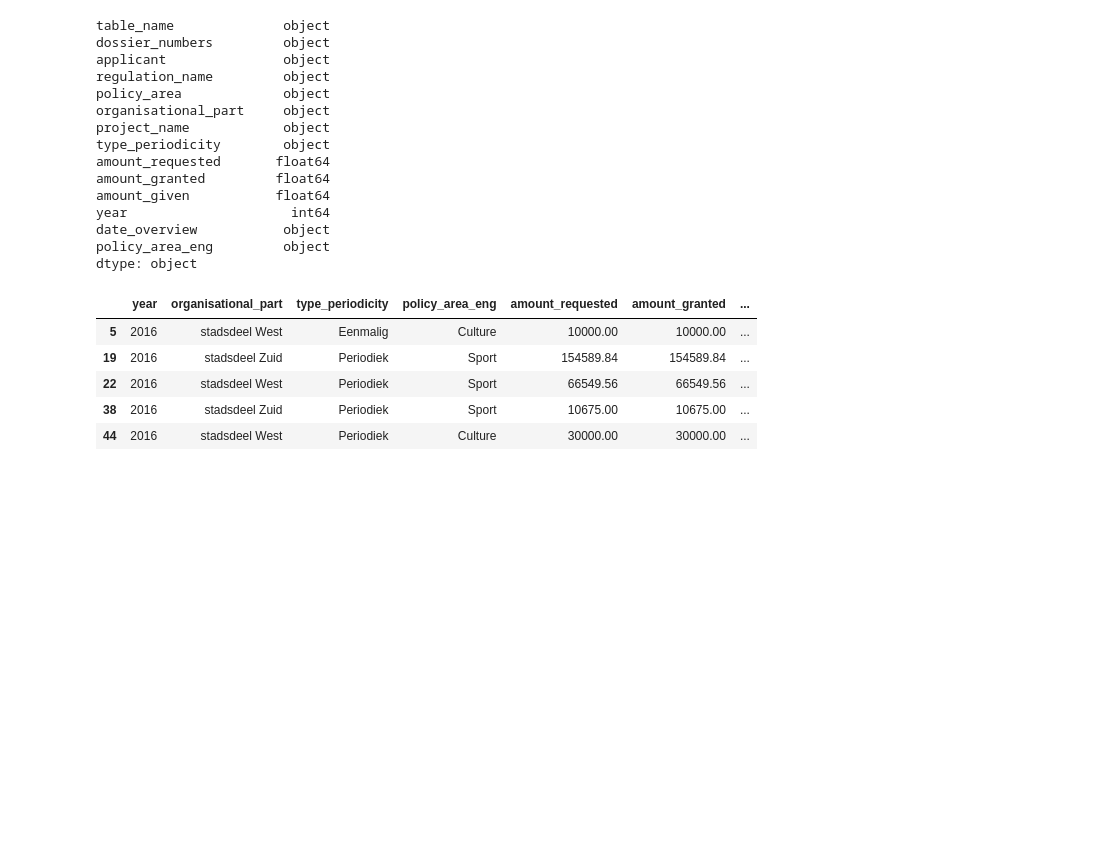
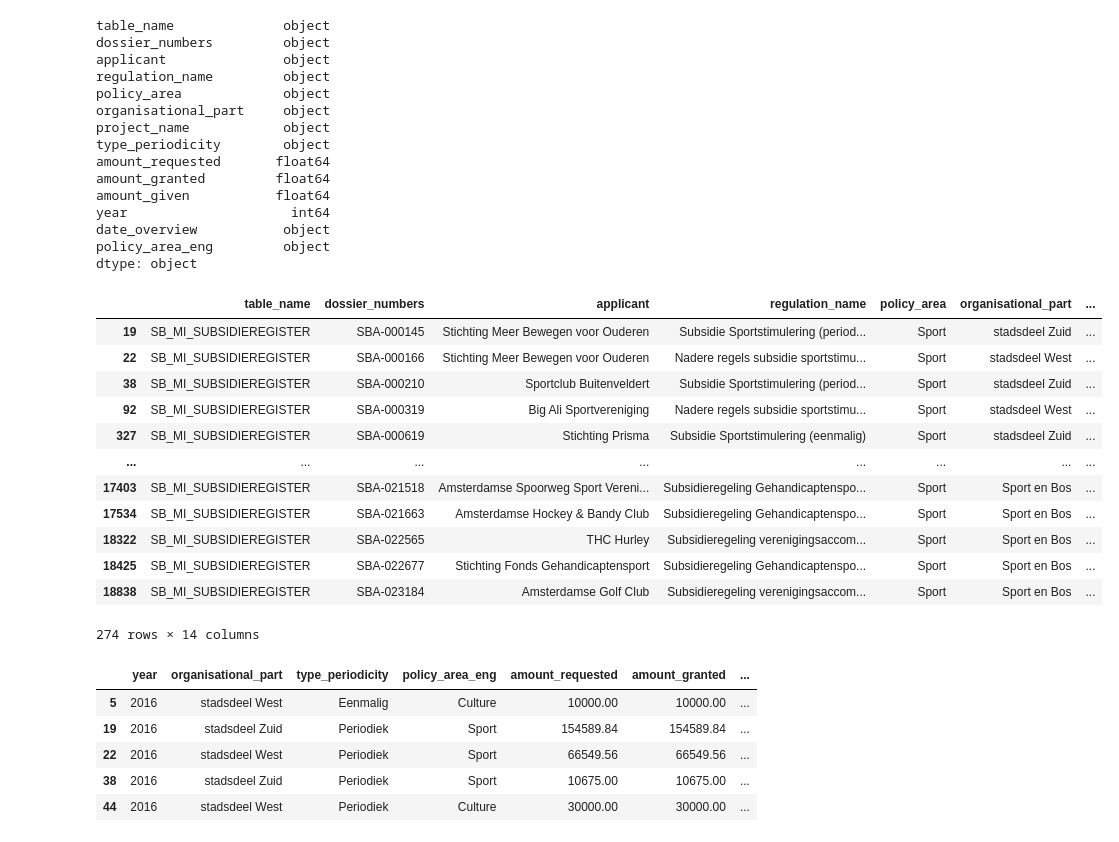
Before and after one commit to IrynaHorova/Project-Amsterdam, a Jupyter notebook: your-code/data-transformation-ih.ipynb, the cells around one changed output. Saved outputs shown, nothing was run; the diff lists cells and outputs as text; code cells hidden in the pictures; blank space fills up the shorter version.

```diff
--- a/your-code/data-transformation-ih.ipynb
+++ b/your-code/data-transformation-ih.ipynb
@@ -80,6 +80,22 @@ year                     int64
 date_overview           object
 policy_area_eng         object
 dtype: object
+# %%
+grants[grants["policy_area_eng"].isin(['Sport'])]
+# %% [output]
+|  | table_name | dossier_numbers | applicant | regulation_name | policy_area | organisational_part | ... |
+| 19 | SB_MI_SUBSIDIEREGISTER | SBA-000145 | Stichting Meer Bewegen voor Ouderen | Subsidie Sportstimulering (period... | Sport | stadsdeel Zuid | ... |
+| 22 | SB_MI_SUBSIDIEREGISTER | SBA-000166 | Stichting Meer Bewegen voor Ouderen | Nadere regels subsidie sportstimu... | Sport | stadsdeel West | ... |
+| 38 | SB_MI_SUBSIDIEREGISTER | SBA-000210 | Sportclub Buitenveldert | Subsidie Sportstimulering (period... | Sport | stadsdeel Zuid | ... |
+| 92 | SB_MI_SUBSIDIEREGISTER | SBA-000319 | Big Ali Sportvereniging | Nadere regels subsidie sportstimu... | Sport | stadsdeel West | ... |
+| 327 | SB_MI_SUBSIDIEREGISTER | SBA-000619 | Stichting Prisma | Subsidie Sportstimulering (eenmalig) | Sport | stadsdeel Zuid | ... |
+| ... | ... | ... | ... | ... | ... | ... | ... |
+| 17403 | SB_MI_SUBSIDIEREGISTER | SBA-021518 | Amsterdamse Spoorweg Sport Vereni... | Subsidieregeling Gehandicaptenspo... | Sport | Sport en Bos | ... |
+| 17534 | SB_MI_SUBSIDIEREGISTER | SBA-021663 | Amsterdamse Hockey & Bandy Club | Subsidieregeling Gehandicaptenspo... | Sport | Sport en Bos | ... |
+| 18322 | SB_MI_SUBSIDIEREGISTER | SBA-022565 | THC Hurley | Subsidieregeling verenigingsaccom... | Sport | Sport en Bos | ... |
+| 18425 | SB_MI_SUBSIDIEREGISTER | SBA-022677 | Stichting Fonds Gehandicaptensport | Subsidieregeling Gehandicaptenspo... | Sport | Sport en Bos | ... |
+| 18838 | SB_MI_SUBSIDIEREGISTER | SBA-023184 | Amsterdamse Golf Club | Subsidieregeling verenigingsaccom... | Sport | Sport en Bos | ... |
+274 rows × 14 columns
 # %%
 grants1 = grants[["year", "organisational_part", "type_periodicity", "policy_area_eng", "amount_requested", "amount_granted", "amount_given"]]
 grants2 = grants1[grants1["policy_area_eng"].isin(['Sport','Culture'])]
```
Also changed, not shown: parts of 3 cells of this notebook.
